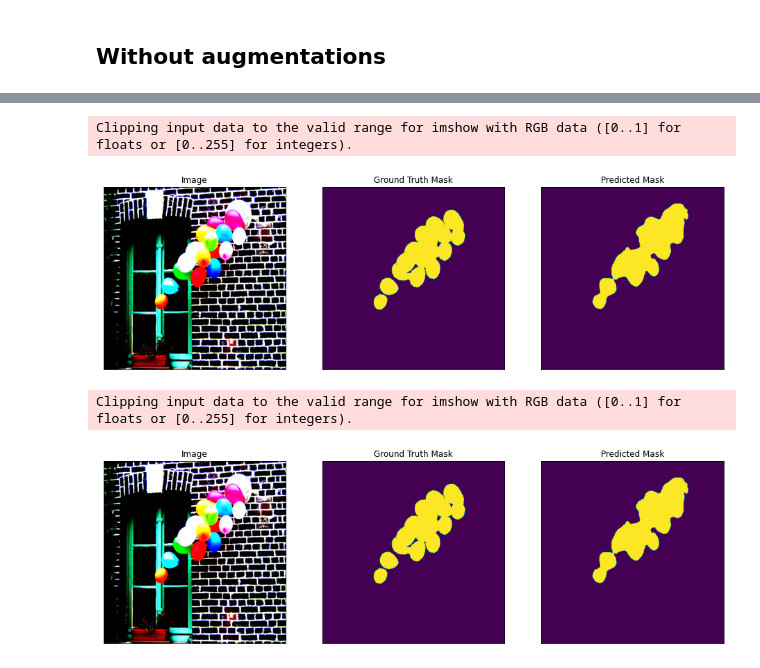
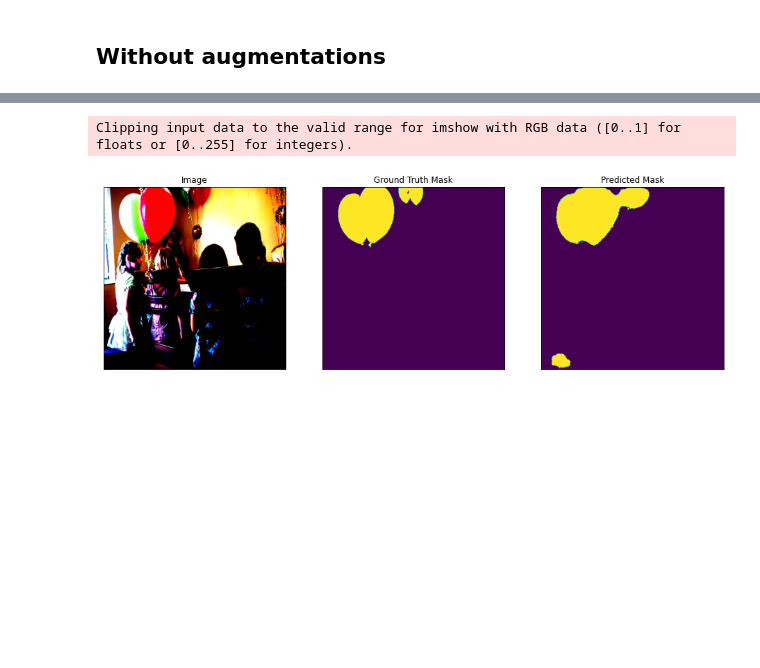
Before and after one commit to grannycola/my_projects, a Jupyter notebook: augmentations/main.ipynb, the cells around one changed output, grey strips where cells are left out. Drawn from its saved outputs; the diff is of its cells as text; code cells hidden in the pictures; blank space fills up the shorter version.

```diff
--- a/augmentations/main.ipynb
+++ b/augmentations/main.ipynb
@@ -174,7 +166,9 @@ Clipping input data to the valid range for imshow with RGB data ([0..1] for floa
 # %%
 network_without_aug = My_network(loss, metrics)
 balloon_loaders = BalloonLoaders(augmentation=None, preprocessing_fn=preprocessing_fn)
-network_without_aug.run_training(balloon_loaders, save_name='./best_model_without_aug.pth')
+
+network_without_aug.run_training(balloon_loaders, n_epochs=20,
+                                 save_name='./best_model_without_aug.pth')
 # %% [output]
 ==Epoch 0==
 Train/Val IoU:
@@ -195,10 +181,9 @@ Train/Val IoU:
 # %%
-best_model = network_without_aug.eval(balloon_loaders.test_loader, model_path='./best_model_without_aug.pth')
+best_model = network_without_aug.eval(balloon_loaders.test_loader,
+                                      model_path='./best_model_without_aug.pth')
 # %%
-for _ in range(2):
+for _ in range(1):
     compare_predictions(balloon_loaders, best_model)
 # %% [output]
 Clipping input data to the valid range for imshow with RGB data ([0..1] for floats or [0..255] for integers).
-[figure, old version]
+[figure, new version]
-Clipping input data to the valid range for imshow with RGB data ([0..1] for floats or [0..255] for integers).
-[figure, removed]
```
Also changed, not shown: parts of 5 cells of this notebook, 4 other files.
